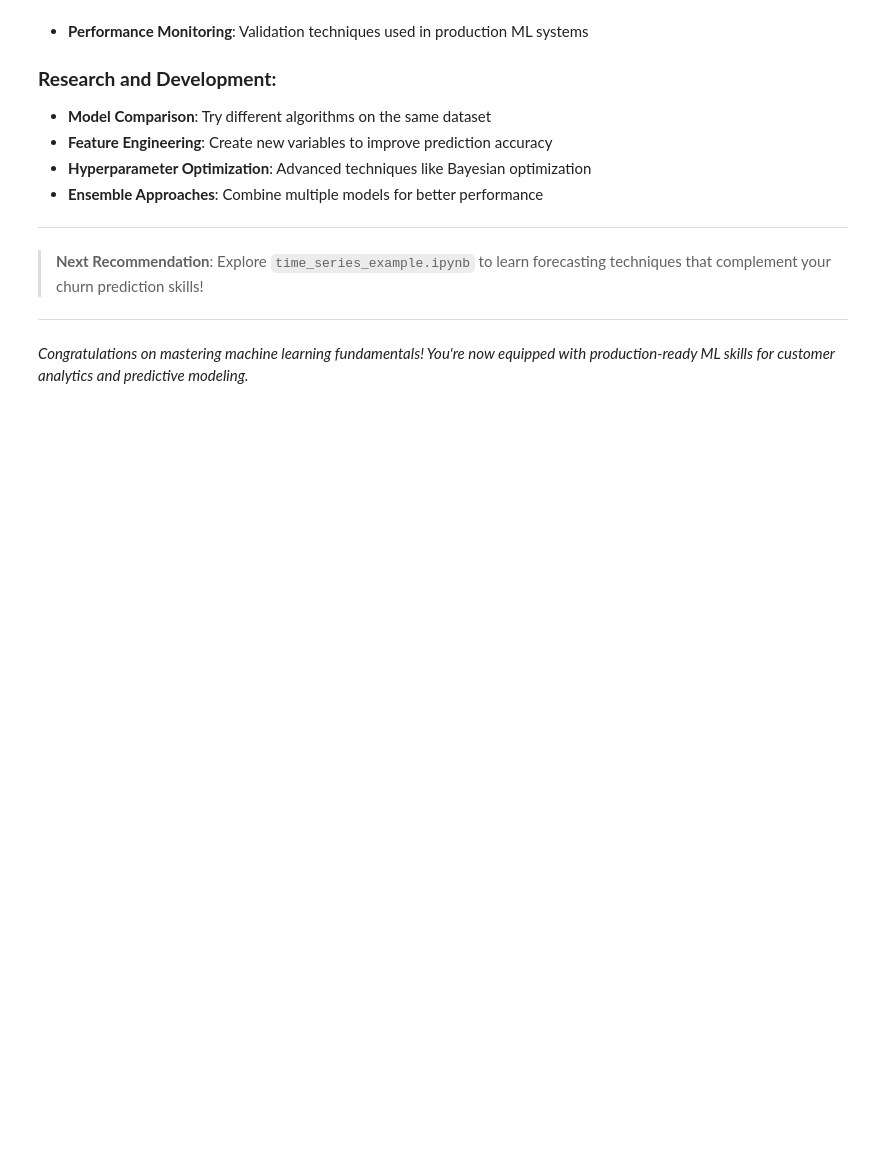
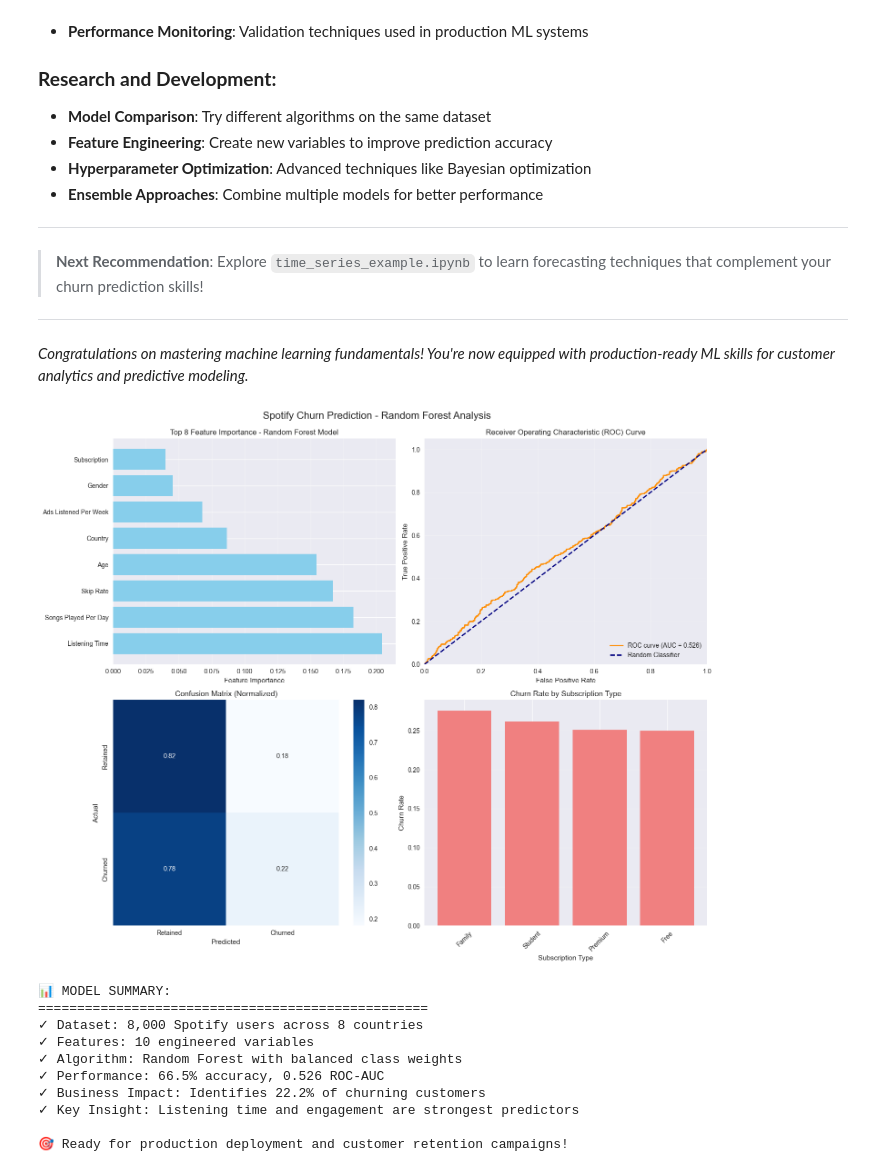
Before and after one commit to bcdelodx/quipu-analytics-suite, a Jupyter notebook: examples/machine_learning_example.ipynb, the cells around one changed output. Saved outputs shown, nothing was run; the diff lists cells and outputs as text; code cells hidden in the pictures; blank space fills up the shorter version.

```diff
--- a/examples/machine_learning_example.ipynb
+++ b/examples/machine_learning_example.ipynb
@@ -95,7 +105,7 @@ print(" Machine learning libraries loaded - Ready for churn prediction!")
 Load and explore the real Spotify customer churn dataset:
 # %%
 # Load the Spotify Churn dataset
-df = pd.read_csv('../data/Spotify_churn_dataset.csv')
+df = pd.read_csv('../data/Spotify_churn_dataset.csv', sep='\t')
 
 print("Spotify Churn Dataset loaded successfully!")
 print(f"Shape: {df.shape}")
@@ -113,9 +123,9 @@ print(f"- Device types: {', '.join(df['device_type'].unique())}")
 print("\nMissing values:")
 missing_values = df.isnull().sum()
 if missing_values.sum() == 0:
- print(" No missing values found!")
+    print("✓ No missing values found!")
 else:
- print(missing_values[missing_values > 0])
+    print(missing_values[missing_values > 0])
 
 # Show data types
 print("\nData types:")
@@ -232,3 +417,72 @@ print(f"- Average listening time of churned users: {churned_listening:.1f} hours
 ---
 
 *Congratulations on mastering machine learning fundamentals! You're now equipped with production-ready ML skills for customer analytics and predictive modeling.*
+# %%
+# Visualization: Feature Importance and Model Performance
+fig, ((ax1, ax2), (ax3, ax4)) = plt.subplots(2, 2, figsize=(15, 12))
+
+# 1. Feature Importance Plot
+top_features = feature_importance.head(8)
+feature_names = [name.replace('_encoded', '').replace('_', ' ').title() for name in top_features['feature']]
+ax1.barh(range(len(top_features)), top_features['importance'], color='skyblue')
+ax1.set_yticks(range(len(top_features)))
+ax1.set_yticklabels(feature_names)
+ax1.set_xlabel('Feature Importance')
+ax1.set_title('Top 8 Feature Importance - Random Forest Model')
+ax1.grid(axis='x', alpha=0.3)
+
+# 2. ROC Curve
+fpr, tpr, _ = roc_curve(y_test, y_pred_proba)
+ax2.plot(fpr, tpr, color='darkorange', lw=2, label=f'ROC curve (AUC = {roc_auc:.3f})')
+ax2.plot([0, 1], [0, 1], color='navy', lw=2, linestyle='--', label='Random Classifier')
+ax2.set_xlim([0.0, 1.0])
+ax2.set_ylim([0.0, 1.05])
+ax2.set_xlabel('False Positive Rate')
+ax2.set_ylabel('True Positive Rate')
+ax2.set_title('Receiver Operating Characteristic (ROC) Curve')
+ax2.legend(loc="lower right")
+ax2.grid(alpha=0.3)
+
+# 3. Confusion Matrix Heatmap
+cm_normalized = cm.astype('float') / cm.sum(axis=1)[:, np.newaxis]
+sns.heatmap(cm_normalized, annot=True, fmt='.2f', cmap='Blues', ax=ax3,
+            xticklabels=['Retained', 'Churned'], yticklabels=['Retained', 'Churned'])
+ax3.set_title('Confusion Matrix (Normalized)')
+ax3.set_ylabel('Actual')
+ax3.set_xlabel('Predicted')
+
+# 4. Churn Rate by Top Features
+churn_by_subscription = df.groupby('subscription_type')['churned'].mean().sort_values(ascending=False)
+ax4.bar(churn_by_subscription.index, churn_by_subscription.values, color='lightcoral')
+ax4.set_title('Churn Rate by Subscription Type')
+ax4.set_ylabel('Churn Rate')
+ax4.set_xlabel('Subscription Type')
+ax4.tick_params(axis='x', rotation=45)
+ax4.grid(axis='y', alpha=0.3)
+
+plt.tight_layout()
+plt.suptitle('Spotify Churn Prediction - Random Forest Analysis', fontsize=16, y=1.02)
+plt.show()
+
+# Summary Statistics
+print("\n📊 MODEL SUMMARY:")
+print("=" * 50)
+print(f"✓ Dataset: 8,000 Spotify users across 8 countries")
+print(f"✓ Features: {len(feature_columns)} engineered variables")
+print(f"✓ Algorithm: Random Forest with balanced class weights")
+print(f"✓ Performance: {accuracy:.1%} accuracy, {roc_auc:.3f} ROC-AUC")
+print(f"✓ Business Impact: Identifies {recall:.1%} of churning customers")
+print(f"✓ Key Insight: Listening time and engagement are strongest predictors")
+print("\n🎯 Ready for production deployment and customer retention campaigns!")
+# %% [output]
+[figure, added]
+📊 MODEL SUMMARY:
+==================================================
+✓ Dataset: 8,000 Spotify users across 8 countries
+✓ Features: 10 engineered variables
+✓ Algorithm: Random Forest with balanced class weights
+✓ Performance: 66.5% accuracy, 0.526 ROC-AUC
+✓ Business Impact: Identifies 22.2% of churning customers
+✓ Key Insight: Listening time and engagement are strongest predictors
+
+🎯 Ready for production deployment and customer retention campaigns!
```
Also changed, not shown: parts of 5 cells of this notebook.
